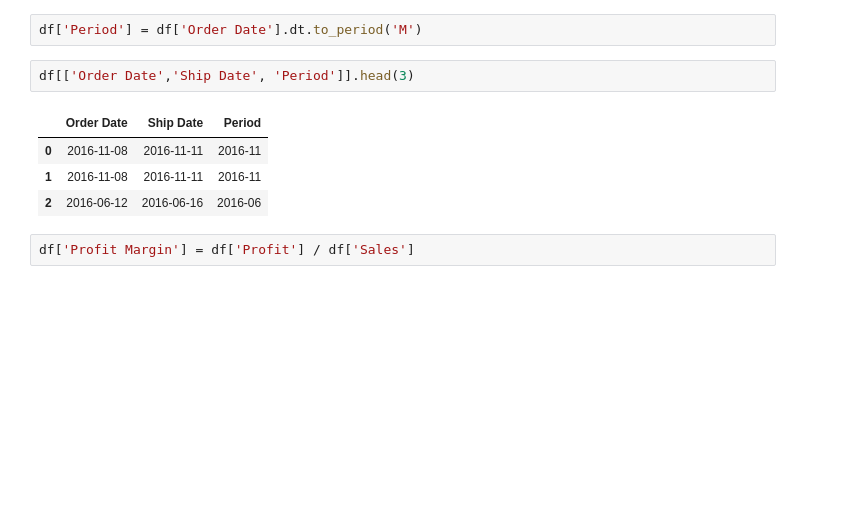
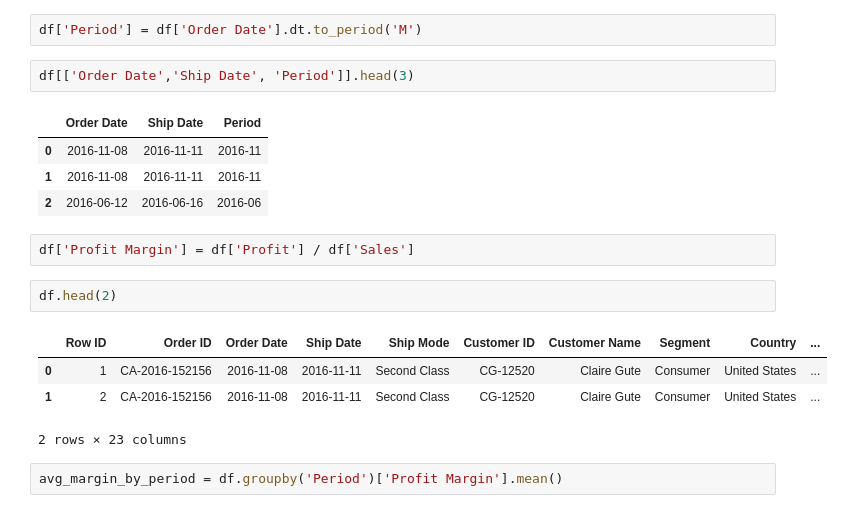
Before and after one commit to molefemarabe/portfolioproject, a Jupyter notebook: Sales_Analysis_Using_Pandas.ipynb, the cells around one changed output. Cells and saved outputs as stored; diff of their text form; blank space fills up the shorter version.

```diff
--- a/Sales_Analysis_Using_Pandas.ipynb
+++ b/Sales_Analysis_Using_Pandas.ipynb
@@ -102,3 +103,12 @@ df[['Order Date','Ship Date', 'Period']].head(3)
 | 2 | 2016-06-12 | 2016-06-16 | 2016-06 |
 # %%
 df['Profit Margin'] = df['Profit'] / df['Sales']
+# %%
+df.head(2)
+# %% [output]
+|  | Row ID | Order ID | Order Date | Ship Date | Ship Mode | Customer ID | Customer Name | Segment | Country | ... |
+| 0 | 1 | CA-2016-152156 | 2016-11-08 | 2016-11-11 | Second Class | CG-12520 | Claire Gute | Consumer | United States | ... |
+| 1 | 2 | CA-2016-152156 | 2016-11-08 | 2016-11-11 | Second Class | CG-12520 | Claire Gute | Consumer | United States | ... |
+2 rows × 23 columns
+# %%
+avg_margin_by_period = df.groupby('Period')['Profit Margin'].mean()
```
Also changed, not shown: parts of 2 cells of this notebook.
